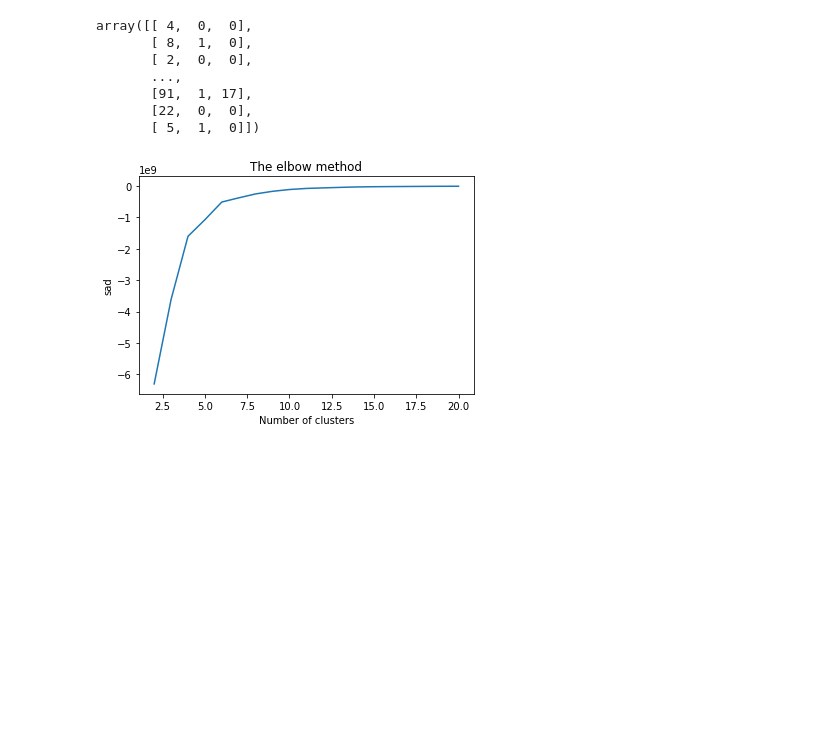
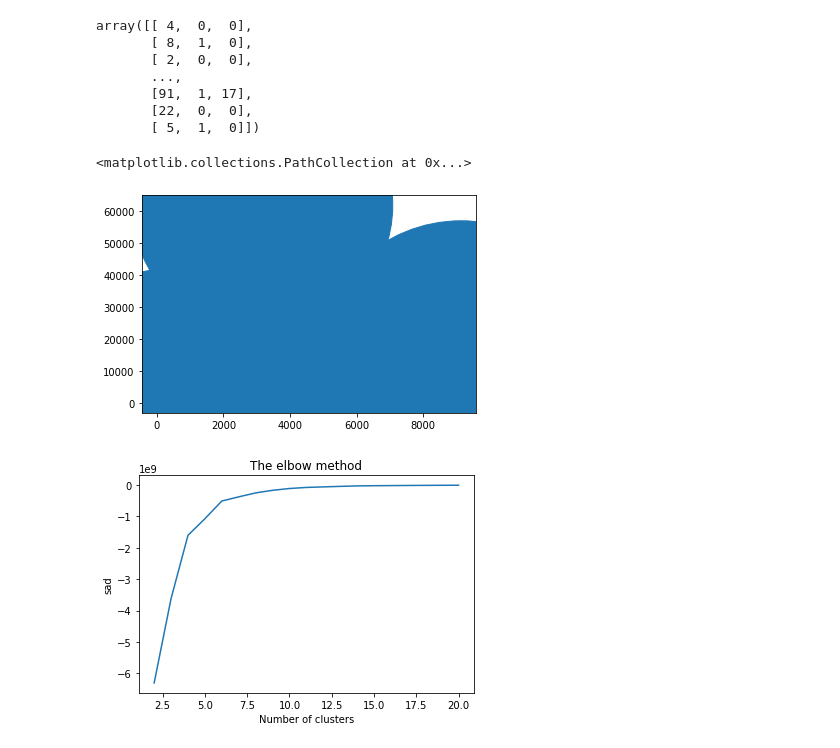
Before and after one commit to 19pa1a05c7/clustering-with-kmeans, a Jupyter notebook: copy_of_Untitled2.ipynb, the cells around one changed output. Cells and saved outputs as stored; diff of their text form; code cells hidden in the pictures; blank space fills up the shorter version.

```diff
--- a/copy_of_Untitled2.ipynb
+++ b/copy_of_Untitled2.ipynb
@@ -107,6 +107,11 @@ array([[ 4,  0,  0],
        [91,  1, 17],
        [22,  0,  0],
        [ 5,  1,  0]])
+# %%
+plt.scatter(x[:,1],x[:,2],s=x[:,0])
+# %% [output]
+<matplotlib.collections.PathCollection at 0x...>
+[figure, added]
 # %%
 sad = []
 
```
Also changed, not shown: parts of 2 cells of this notebook.
